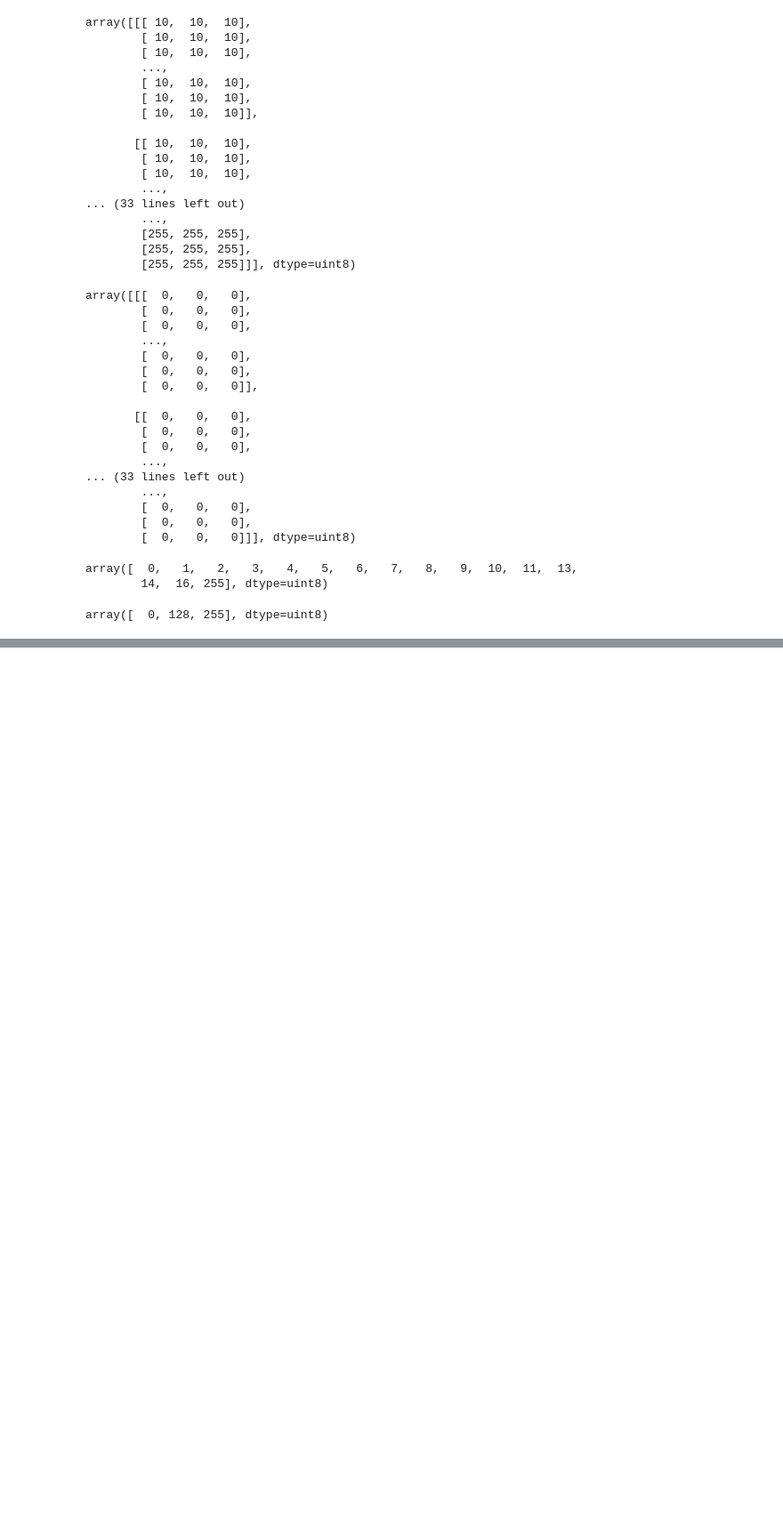
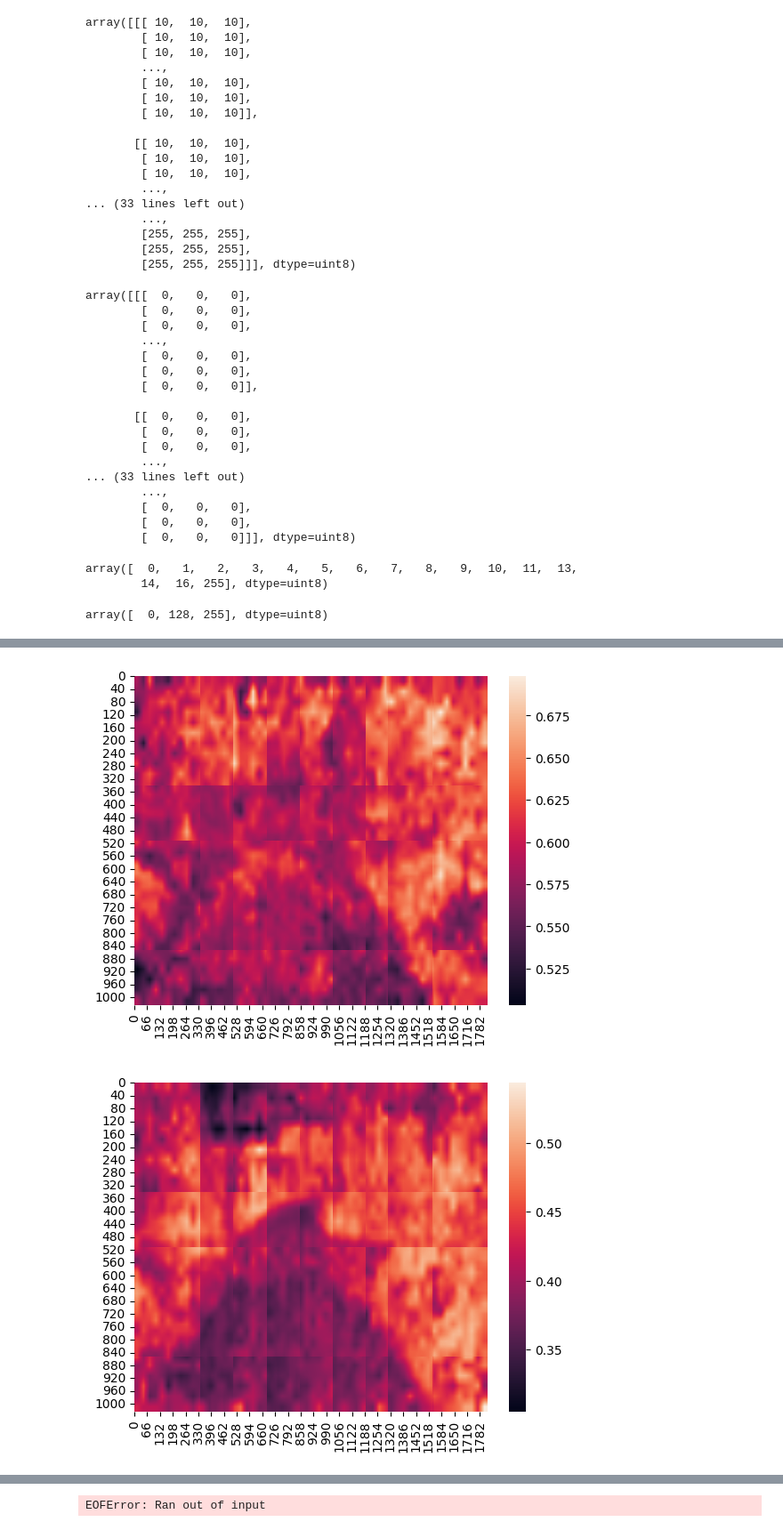
Before and after one commit to zhihuazhao-bit/tqt, a Jupyter notebook: orfd_reproduce.ipynb, the cells around one changed output, grey strips where cells are left out. Shown at 89% size. Cells and saved outputs as stored; diff of their text form; code cells hidden in the pictures; blank space fills up the shorter version.

```diff
--- a/orfd_reproduce.ipynb
+++ b/orfd_reproduce.ipynb
@@ -69,0 +109,16 @@ array([  0, 128, 255], dtype=uint8)
+# %%
+# 加载保存的数据
+file_path = '/root/tqdm/work_dirs/attns/x0613_1627_1623733074172_attns.pt' # 替换成你的文件名
+attns = torch.load(file_path, map_location='cpu')
+# --- 在这里添加你的可视化逻辑 ---
+# 例如，可视化最高分辨率的注意力图
+# attn_to_visualize = attns[-1] # shape: (B, num_text_tokens, H*W)
+for i in range(attns.shape[0]):
+    heatmap_data = attns[i, 0, 0, 0].numpy()
+
+    plt.figure()
+    sns.heatmap(heatmap_data)
+    plt.show()
+# %% [output]
+[figure, added]
+[figure, added]
@@ -69,0 +129,15 @@ array([  0, 128, 255], dtype=uint8)
+# %%
+# 加载保存的数据
+file_path = '/root/tqdm/work_dirs/attns/x0613_1627_1623733080382_attns.pt' # 替换成你的文件名
+attns = torch.load(file_path, map_location='cpu')
+# --- 在这里添加你的可视化逻辑 ---
+# 例如，可视化最高分辨率的注意力图
+# attn_to_visualize = attns[-1] # shape: (B, num_text_tokens, H*W)
+for i in range(attns.shape[0]):
+    heatmap_data = attns[i, 0, 0, 0].numpy()
+
+    plt.figure()
+    sns.heatmap(heatmap_data)
+    plt.show()
+# %% [output]
+EOFError: Ran out of input
```
Also changed, not shown: parts of 5 cells of this notebook, 24 other files.
